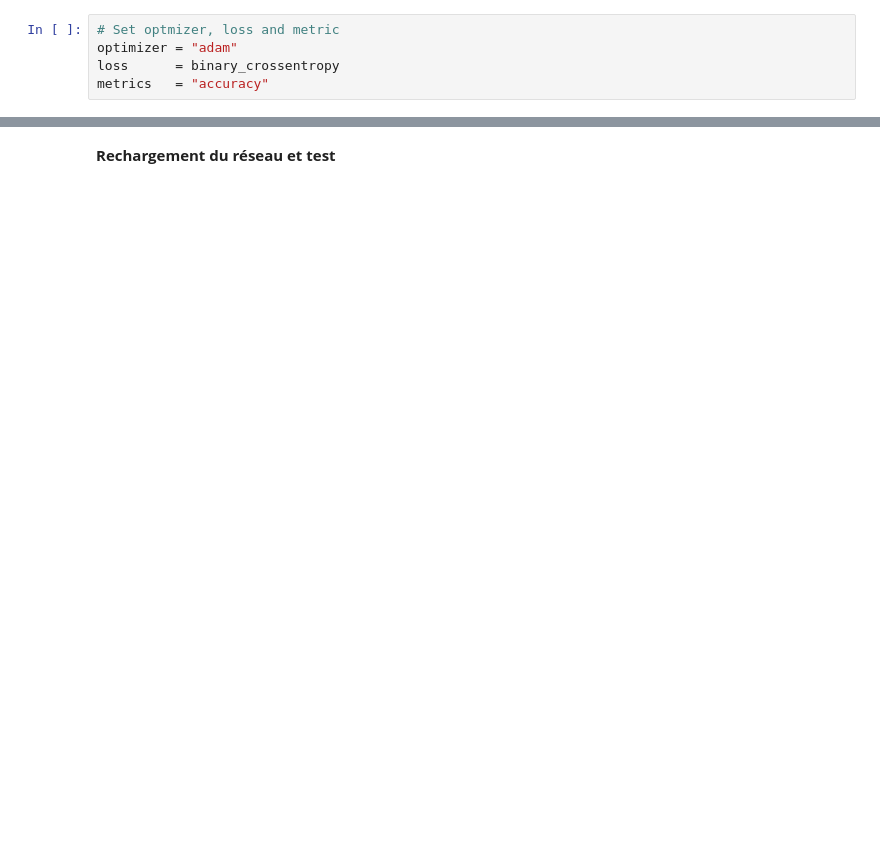
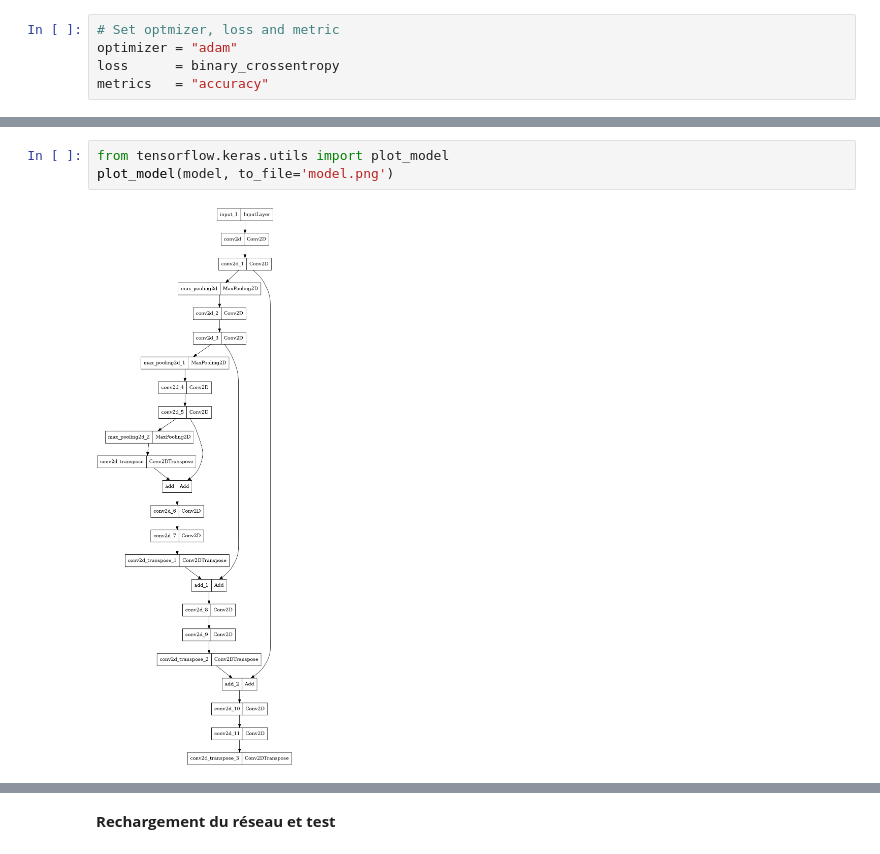
Before and after one commit to samyhaff/DATASIM_TP, a Jupyter notebook: IMBIO/TP3/tpdl_studentversion.ipynb, the cells around one changed output, grey strips where cells are left out. Drawn from its saved outputs; the diff is of its cells as text; blank space fills up the shorter version.

```diff
--- a/IMBIO/TP3/tpdl_studentversion.ipynb
+++ b/IMBIO/TP3/tpdl_studentversion.ipynb
@@ -346,3 +344,8 @@ ________________________________________________________________________________
+# %%
+from tensorflow.keras.utils import plot_model
+plot_model(model, to_file='model.png')
+# %% [output]
+[figure, added]
 # %%
 %%time
 # Fit model
```
Also changed, not shown: parts of 17 cells of this notebook, 6 other files.
